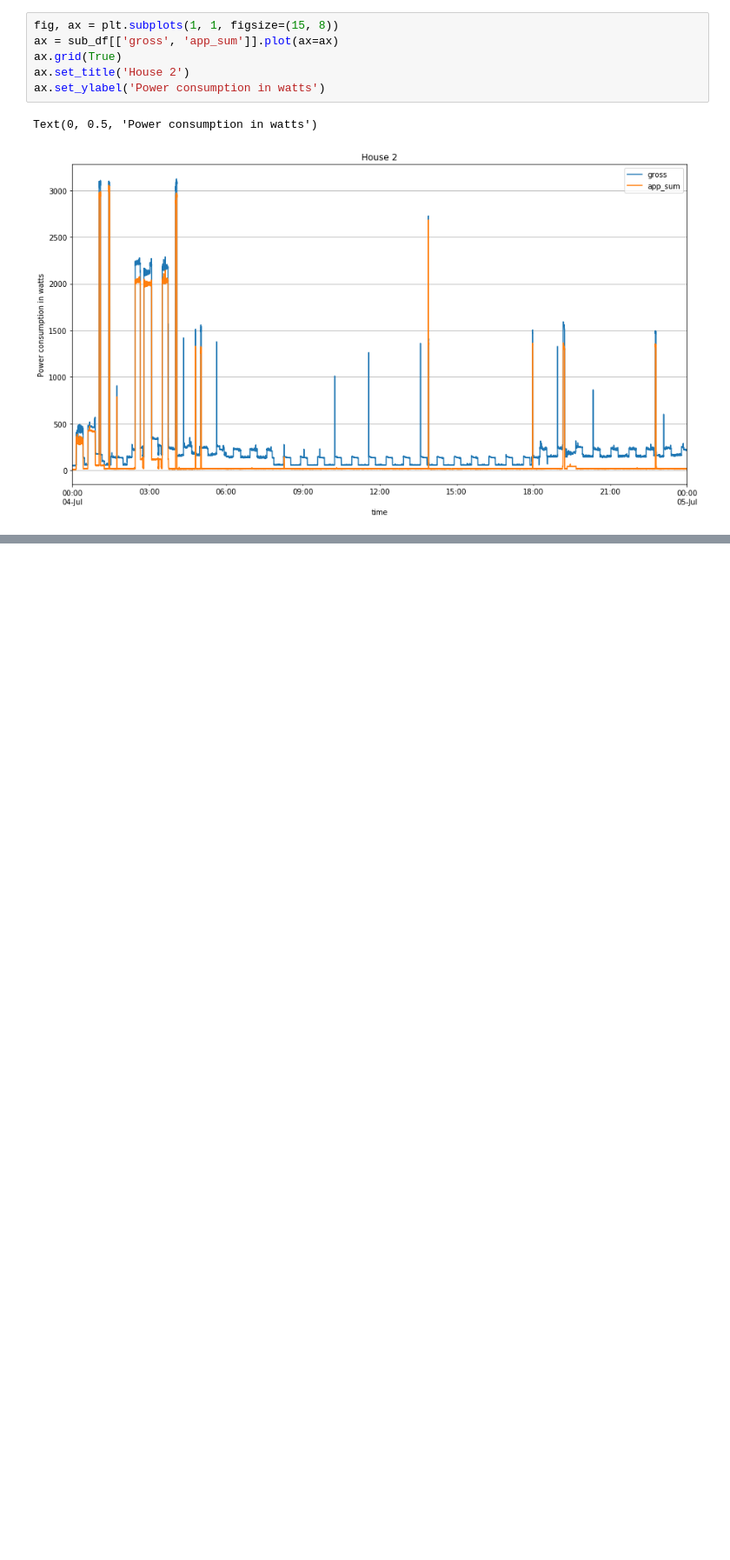
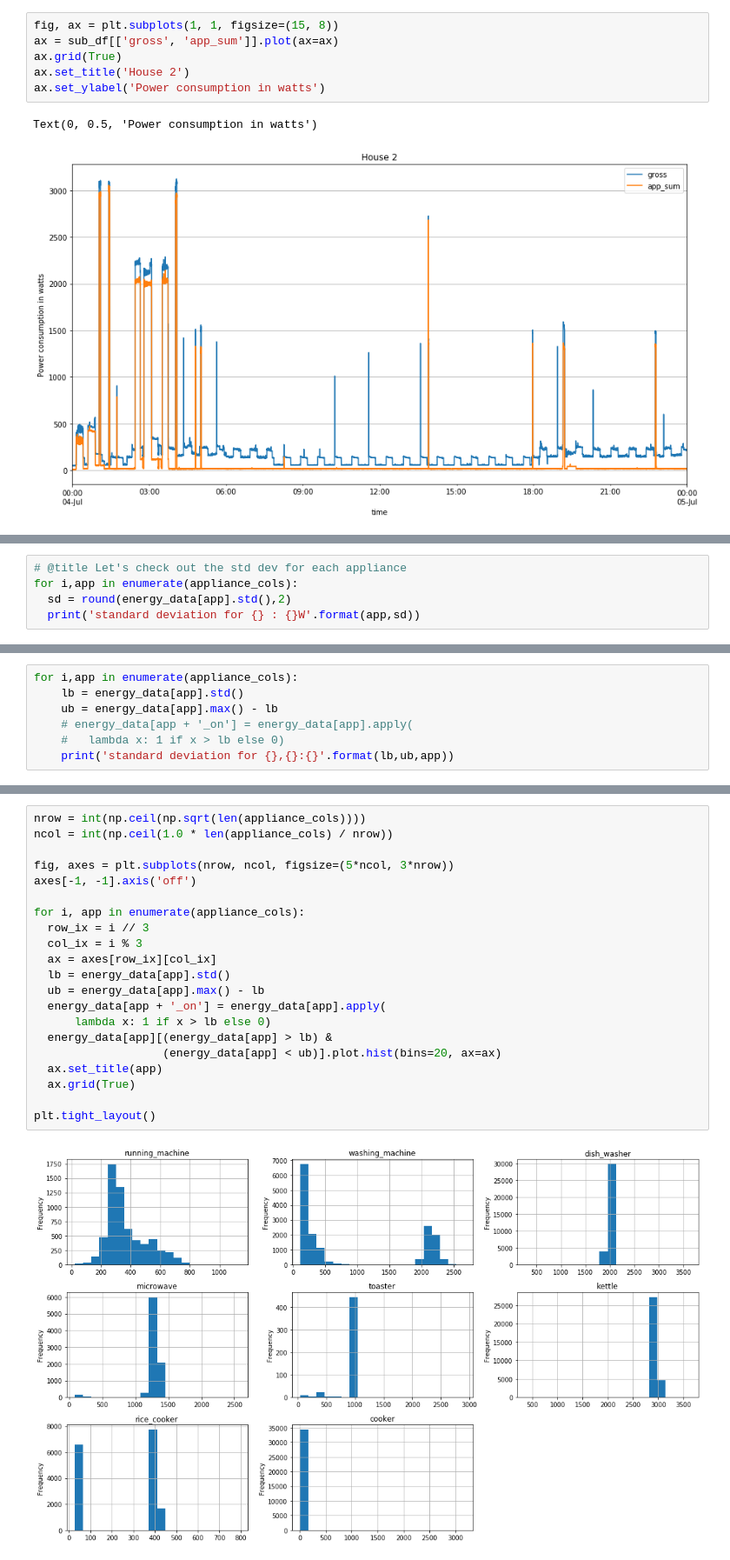
Before and after one commit to BitKnitting/FitHome_Analysis, a Jupyter notebook: notebooks/UK_DALE_noodling/EDA_UKDale_GoogleBlog.ipynb, the cells around one changed output, grey strips where cells are left out. Shown: that part at 87% size. Cells and saved outputs as stored; diff of their text form; blank space fills up the shorter version.

```diff
--- a/notebooks/UK_DALE_noodling/EDA_UKDale_GoogleBlog.ipynb
+++ b/notebooks/UK_DALE_noodling/EDA_UKDale_GoogleBlog.ipynb
@@ -290,0 +297,5 @@ Text(0, 0.5, 'Power consumption in watts')
+# %%
+# @title Let's check out the std dev for each appliance
+for i,app in enumerate(appliance_cols):
+  sd = round(energy_data[app].std(),2)
+  print('standard deviation for {} : {}W'.format(app,sd))
@@ -290,0 +339,7 @@ Text(0, 0.5, 'Power consumption in watts')
+# %%
+for i,app in enumerate(appliance_cols):
+    lb = energy_data[app].std()
+    ub = energy_data[app].max() - lb
+    # energy_data[app + '_on'] = energy_data[app].apply(
+    #   lambda x: 1 if x > lb else 0)
+    print('standard deviation for {},{}:{}'.format(lb,ub,app))
@@ -290,0 +375,23 @@ Text(0, 0.5, 'Power consumption in watts')
+# %%
+nrow = int(np.ceil(np.sqrt(len(appliance_cols))))
+ncol = int(np.ceil(1.0 * len(appliance_cols) / nrow))
+
+fig, axes = plt.subplots(nrow, ncol, figsize=(5*ncol, 3*nrow))
+axes[-1, -1].axis('off')
+
+for i, app in enumerate(appliance_cols):
+  row_ix = i // 3
+  col_ix = i % 3
+  ax = axes[row_ix][col_ix]
+  lb = energy_data[app].std()
+  ub = energy_data[app].max() - lb
+  energy_data[app + '_on'] = energy_data[app].apply(
+      lambda x: 1 if x > lb else 0)
+  energy_data[app][(energy_data[app] > lb) &
+                   (energy_data[app] < ub)].plot.hist(bins=20, ax=ax)
+  ax.set_title(app)
+  ax.grid(True)
+
+plt.tight_layout()
+# %% [output]
+[figure, added]
```
Also changed, not shown: parts of 16 cells of this notebook.
